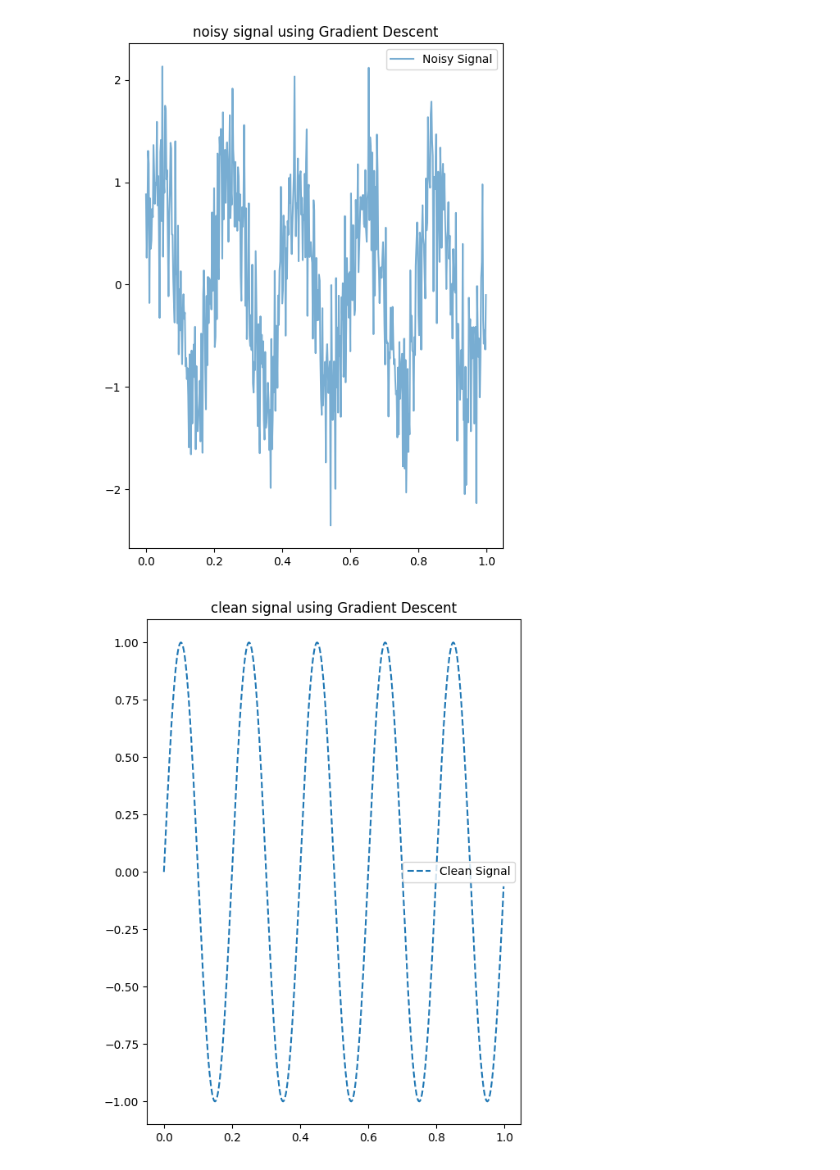
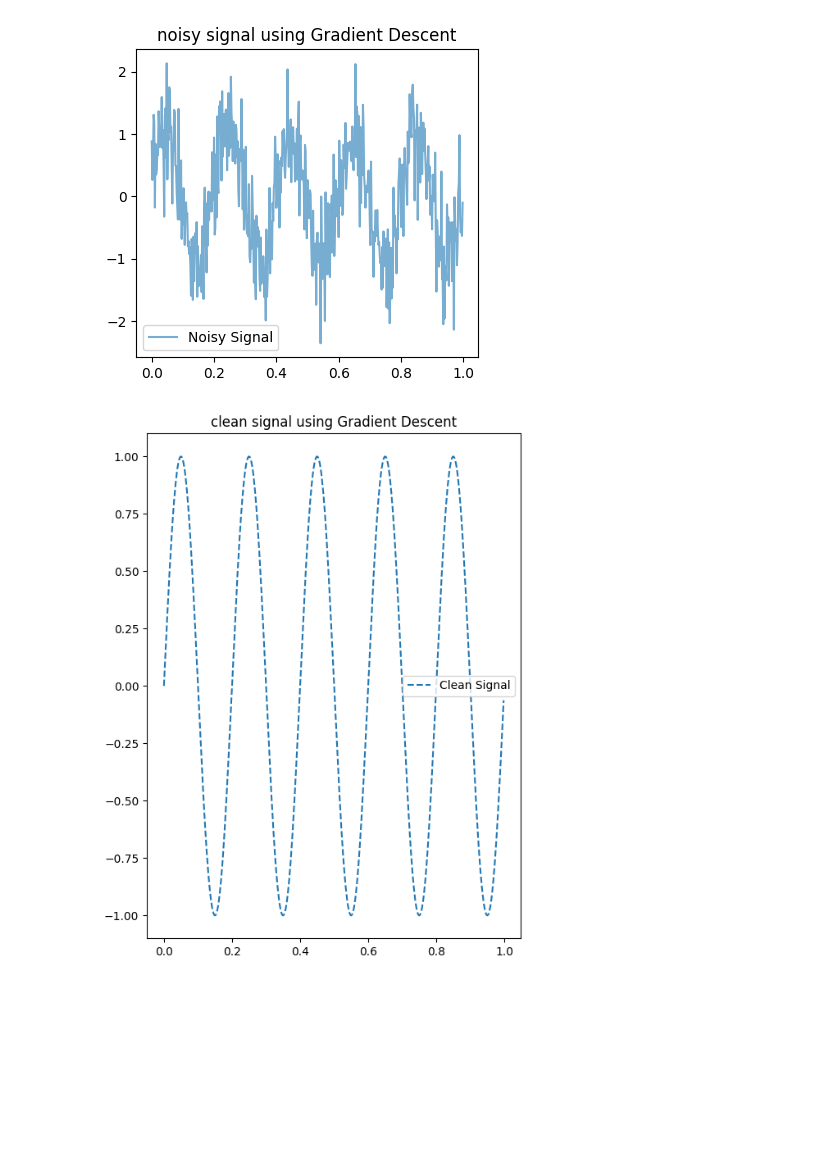
Before and after one commit to joshIsac/ModernOptimizationtechniques, a Jupyter notebook: gradientdescent.ipynb, the cells around one changed output. Saved outputs shown, nothing was run; the diff lists cells and outputs as text; code cells hidden in the pictures; blank space fills up the shorter version.

```diff
--- a/gradientdescent.ipynb
+++ b/gradientdescent.ipynb
@@ -17,34 +17,34 @@ def gradient_descent(noisy_signal, learning_rate=0.01, n_iterations=100):
         filtered_signal -= learning_rate * gradient  # Update using gradient
     return filtered_signal
 
 # Apply gradient descent for filtering
 filtered_signal = gradient_descent(noisy_signal)
 
 # Plot results
-plt.figure(figsize=(20, 8))
+plt.figure(figsize=(15, 4))
 
 plt.subplot(1,3,1)
 plt.plot(t, noisy_signal, label='Noisy Signal', alpha=0.6)
 plt.legend()
 plt.title("noisy signal using Gradient Descent")
 plt.show()
 
 
 
 plt.figure(figsize=(20, 8))
 plt.subplot(1,3,2)
 plt.plot(t, clean_signal, label='Clean Signal', linestyle='dashed')
 plt.legend()
 plt.title("clean signal using Gradient Descent")
 plt.show()
 
 
-plt.figure(figsize=(20, 8))
+plt.figure(figsize=(15,4))
 plt.subplot(1,3,3)
 plt.plot(t, filtered_signal, label='Filtered Signal', linewidth=2)
 plt.legend()
 plt.title("Signal Filtering using Gradient Descent")
 plt.show()
 # %% [output]
-[figure, old version]
+[figure, new version]
 [figure]
```
Also changed, not shown: parts of 2 cells of this notebook, 41 other files.
